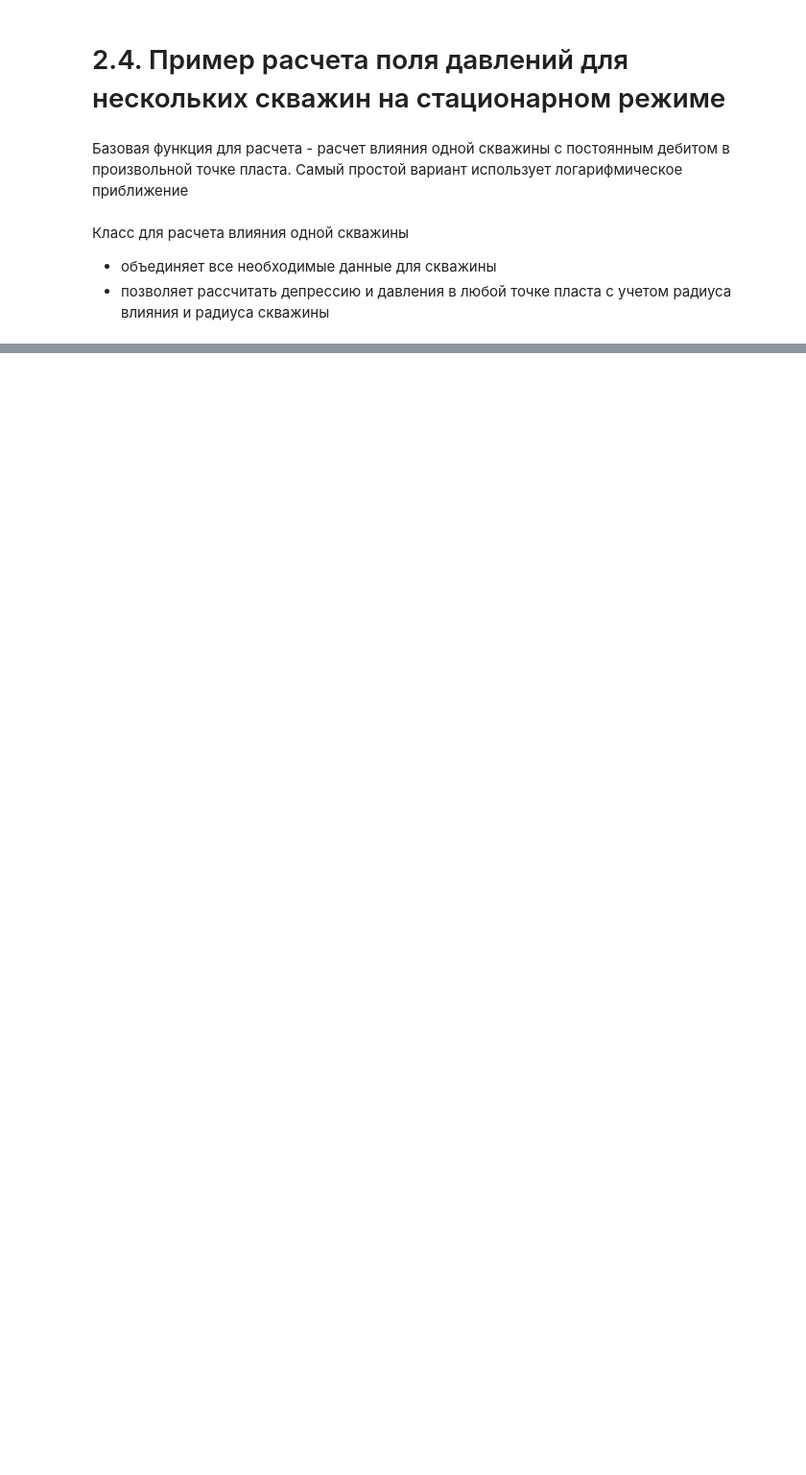
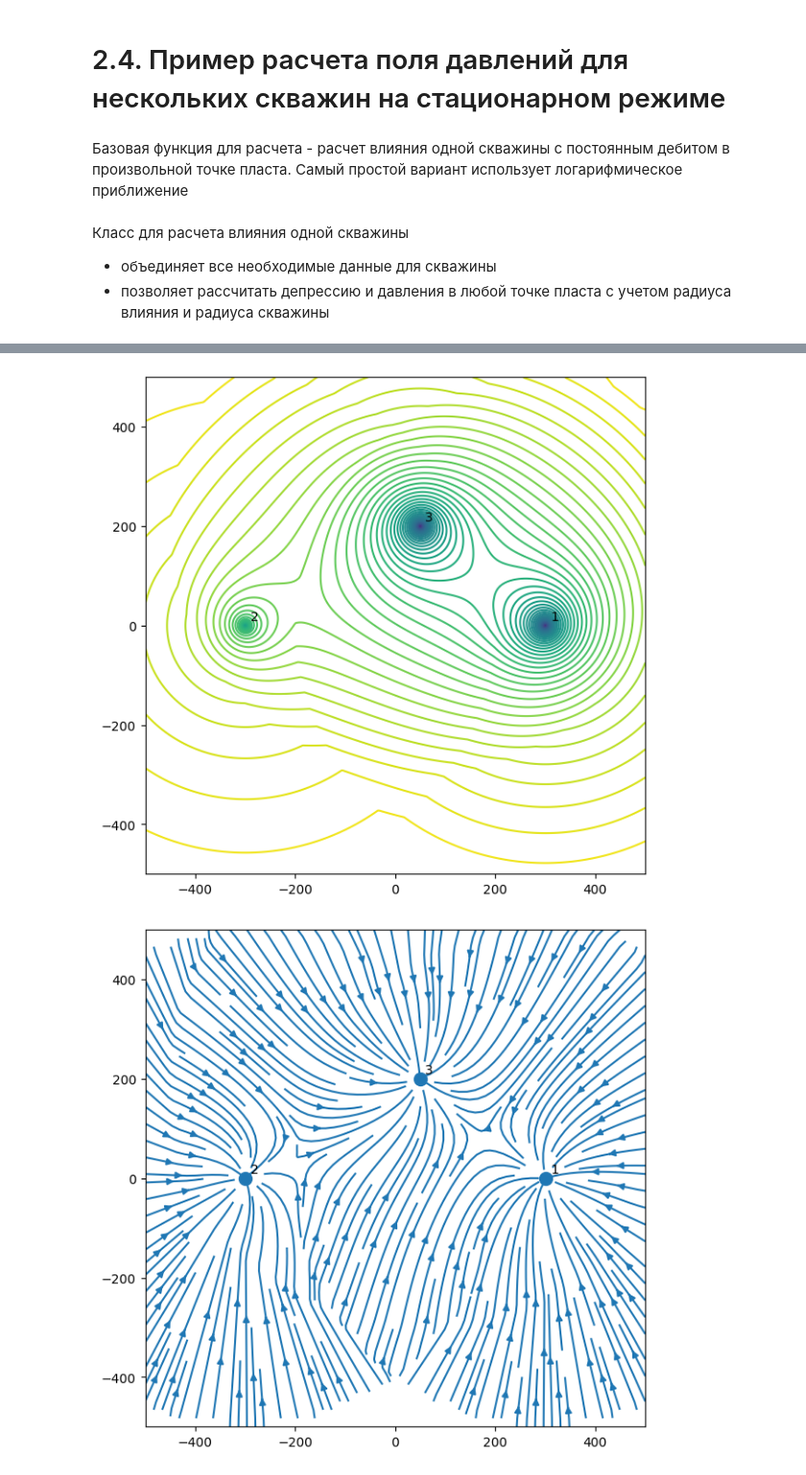
Before and after one commit to khabibullinra/welltest_examples, a Jupyter notebook: examples/02_04_steady_state_superposition_few_wells.ipynb, the cells around one changed output, grey strips where cells are left out. Shown at 96% size. Cells and saved outputs as stored; diff of their text form; code cells hidden in the pictures; blank space fills up the shorter version.

```diff
--- a/examples/02_04_steady_state_superposition_few_wells.ipynb
+++ b/examples/02_04_steady_state_superposition_few_wells.ipynb
@@ -148,0 +187,35 @@ plt.show()
+# %%
+xlist = [300, -300, 50]
+ylist = [0, 0, 200]
+names = ['1', '2', '3']
+qlist = [10, -20, 10]
+plist = [50, 150, 50]
+
+ww = Wells(names, xlist, ylist, r_e_m=500)
+ww.estimate_qliq_from_pwf(names, plist)
+
+xp = np.linspace(-500, 500, 500)
+yp = np.linspace(-500, 500, 500)
+
+xv, yv = np.meshgrid(xp, yp)
+
+p_mesh = ww.calc_p_ss_atma(xv, yv)
+
+
+# построим отображение в виде контурной карты
+plt.rcParams["figure.figsize"] = (7,7)
+plt.contour(xp, yp, p_mesh, levels=50)
+for x,y,n in zip(xlist, ylist, names):
+    plt.text(x+10, y+10, n)
+plt.scatter(xlist, ylist, s =100)
+plt.show()
+
+plt.rcParams["figure.figsize"] = (7,7)
+plt.streamplot(xp, yp, -np.gradient(p_mesh,axis=1), -np.gradient(p_mesh,axis=0), density=2)
+for x,y,n in zip(xlist, ylist, names):
+    plt.text(x+10, y+10, n)
+plt.scatter(xlist, ylist, s =100)
+plt.show()
+# %% [output]
+[figure, added]
+[figure, added]
```
Also changed, not shown: parts of 6 cells of this notebook.
